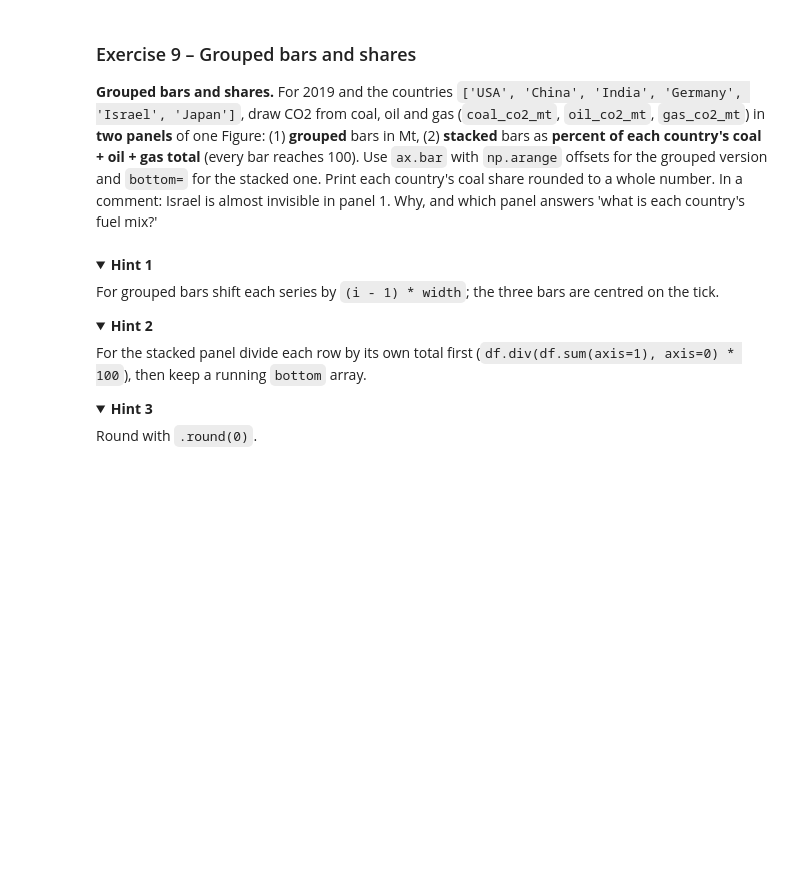
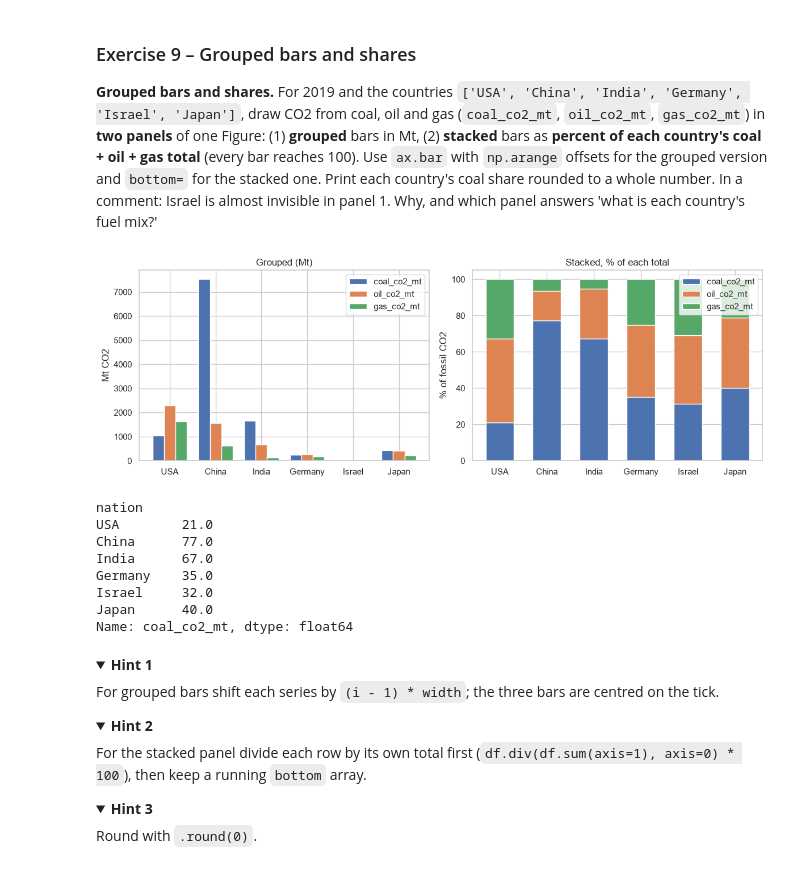
Before and after one commit to OrangeBoop/Lab02, a Jupyter notebook: Lab3/Lab3-Persky Idan 215548512 , Golan Amir 216264333.ipynb, the cells around one changed output. Drawn from its saved outputs; the diff is of its cells as text; code cells hidden in the pictures; folded sections open; blank space fills up the shorter version.

```diff
--- a/Lab3/Lab3-Persky Idan 215548512 , Golan Amir 216264333.ipynb
+++ b/Lab3/Lab3-Persky Idan 215548512 , Golan Amir 216264333.ipynb
@@ -483,6 +483,60 @@ Self-check: your printed table has 5 numbers; one of them is below 1 (a country
 
 **Grouped bars and shares.** For 2019 and the countries `['USA', 'China', 'India', 'Germany', 'Israel', 'Japan']`, draw CO2 from coal, oil and gas (`coal_co2_mt`, `oil_co2_mt`, `gas_co2_mt`) in **two panels** of one Figure: (1) **grouped** bars in Mt, (2) **stacked** bars as **percent of each country's coal + oil + gas total** (every bar reaches 100). Use `ax.bar` with `np.arange` offsets for the grouped version and `bottom=` for the stacked one.
 Print each country's coal share rounded to a whole number. In a comment: Israel is almost invisible in panel 1. Why, and which panel answers 'what is each country's fuel mix?'
+# %%
+# Filtering needed countries in 2019
+target_nations = ['USA', 'China', 'India', 'Germany', 'Israel', 'Japan']
+fuels = ['coal_co2_mt', 'oil_co2_mt', 'gas_co2_mt']
+UCIGIJ_countries_2019 = (countries[countries["year"] == 2019].set_index("nation").loc[target_nations, fuels])
+
+# Plotting graphs
+fig, (ax1, ax2) = plt.subplots(1, 2, figsize=(12, 4.2))
+
+x = np.arange(len(target_nations))
+width = 0.25
+
+# Panel 1: Grouped bars
+for i, fuel in enumerate(fuels):
+    ax1.bar(x + (i - 1) * width, UCIGIJ_countries_2019[fuel], width=width, label=fuel)
+
+ax1.set_xticks(x)
+ax1.set_xticklabels(target_nations)
+ax1.set_title("Grouped (Mt)")
+ax1.set_ylabel("Mt CO2")
+ax1.legend()
+
+
+# Panel 2: Stacked bars
+countries_shares = UCIGIJ_countries_2019.div(UCIGIJ_countries_2019.sum(axis = 1), axis = 0) * 100
+bottom = np.zeros(len(target_nations))
+
+for i, fuel in enumerate(fuels):
+    ax2.bar(x, countries_shares[fuel], width=0.6, bottom=bottom, label=fuel)
+    bottom += countries_shares[fuel].values
+
+ax2.set_xticks(x)
+ax2.set_xticklabels(target_nations)
+ax2.set_title("Stacked, % of each total")
+ax2.set_ylabel("% of fossil CO2")
+ax2.legend()
+
+
+plt.tight_layout()
+plt.show()
+
+
+# Print each country's coal share rounded to a whole number
+print(countries_shares["coal_co2_mt"].round(0))
+# %% [output]
+[figure, added]
+nation
+USA        21.0
+China      77.0
+India      67.0
+Germany    35.0
+Israel     32.0
+Japan      40.0
+Name: coal_co2_mt, dtype: float64
 # %% [markdown]
 <details><summary><b>Hint 1</b></summary>
 
```
Also changed, not shown: parts of 4 cells of this notebook.
